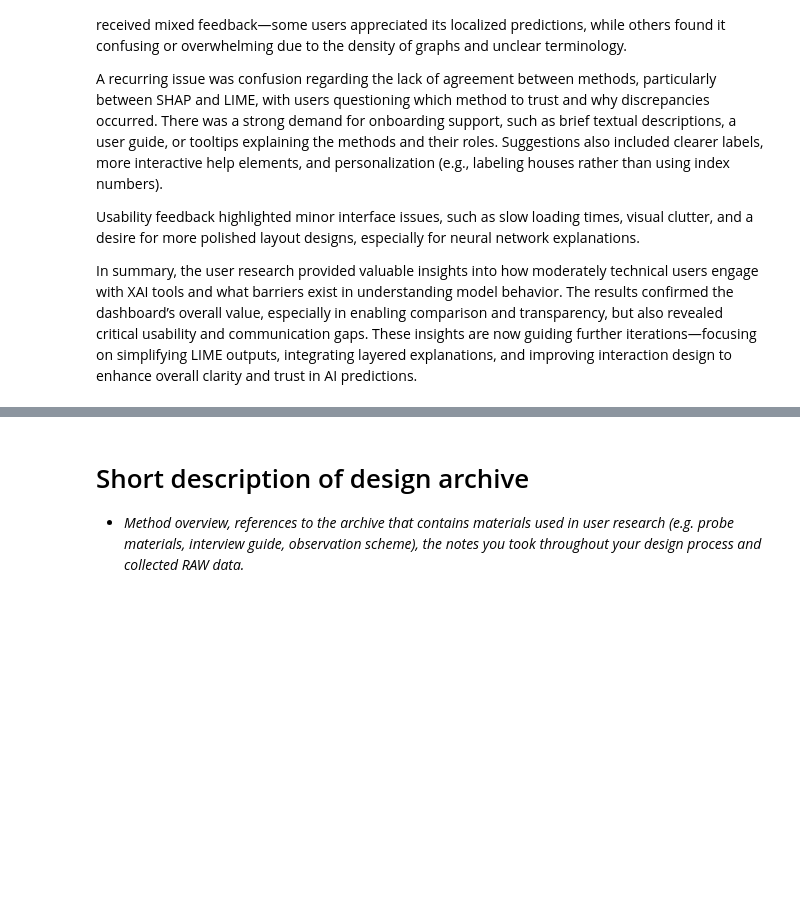
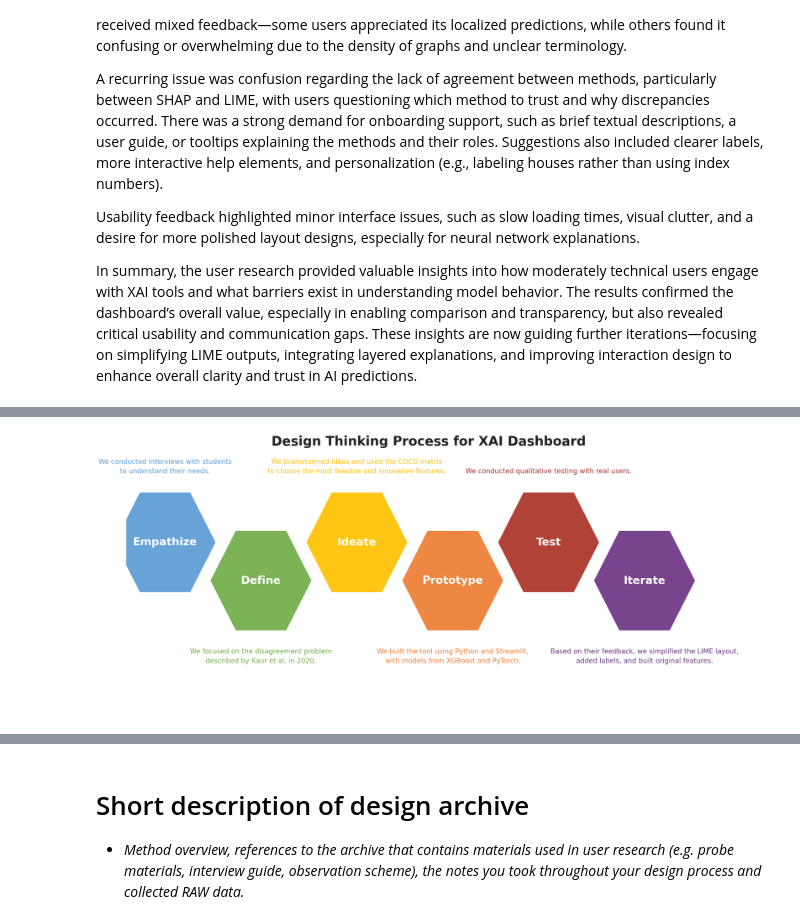
Before and after one commit to SercanSeref/XAI, a Jupyter notebook: XAIFinalReport.ipynb, the cells around one changed output, grey strips where cells are left out. Cells and saved outputs as stored; diff of their text form; code cells hidden in the pictures; blank space fills up the shorter version.

```diff
--- a/XAIFinalReport.ipynb
+++ b/XAIFinalReport.ipynb
@@ -244,0 +299,57 @@ In summary, the user research provided valuable insights into how moderately tec
+# %%
+#| echo: false
+#| output: false
+
+import matplotlib.pyplot as plt
+from matplotlib.patches import FancyBboxPatch
+import numpy as np
+
+steps = [
+    ("Empathize", "We conducted interviews with students\nto understand their needs."),
+    ("Define", "We focused on the disagreement problem\ndescribed by Kaur et al. in 2020."),
+    ("Ideate", "We brainstormed ideas and used the COCD matrix\nto choose the most feasible and innovative features."),
+    ("Prototype", "We built the tool using Python and Streamlit,\nwith models from XGBoost and PyTorch."),
+    ("Test", "We conducted qualitative testing with real users."),
+    ("Iterate", "Based on their feedback, we simplified the LIME layout,\nadded labels, and built original features.")
+]
+
+# Reintroduce the colors dataset for clarity and ensure it's used
+colors = ['#5B9BD5', '#70AD47', '#FFC000', '#ED7D31', '#A93226', '#6C3483']
+
+# Set hexagon size so all sides are equal: width = sqrt(3) * height
+hex_height = 6.0
+hex_width = np.sqrt(3) * hex_height  # ≈10.392
+
+fig, ax = plt.subplots(figsize=(28, 12))
+ax.axis('off')
+
+fig.suptitle("Design Thinking Process for XAI Dashboard", fontsize=38, color='#222222', weight='bold', y=0.97)
+
+for i, (title, desc) in enumerate(steps):
+    y = 2.0 if i % 2 == 0 else 0
+    x = i * (hex_width * 0.95)
+
+    # Centered regular hexagon with equal sides
+    hexagon = [
+        (x + hex_width/2 * np.cos(theta), y + hex_height/2 * np.sin(theta))
+        for theta in np.linspace(0, 2 * np.pi, 7)
+    ]
+    hex_patch = plt.Polygon(hexagon, closed=True, facecolor=colors[i], edgecolor='none', alpha=0.92)
+    ax.add_patch(hex_patch)
+
+    ax.text(x, y, title, ha='center', va='center', fontsize=32, color='white', weight='bold')
+
+    if i % 2 == 0:
+        desc_y = y + hex_height / 1.7
+        va = 'bottom'
+    else:
+        desc_y = y - hex_height / 1.7
+        va = 'top'
+    ax.text(x, desc_y, desc, ha='center', va=va, fontsize=20, color=colors[i], wrap=True, linespacing=1.5)
+
+plt.xlim(-4, x + hex_width * 1.2)
+plt.ylim(-7, 7)
+plt.tight_layout()
+plt.show()
+# %% [output]
+[figure, added]
```
Also changed, not shown: parts of 2 cells of this notebook, 1 other file.
